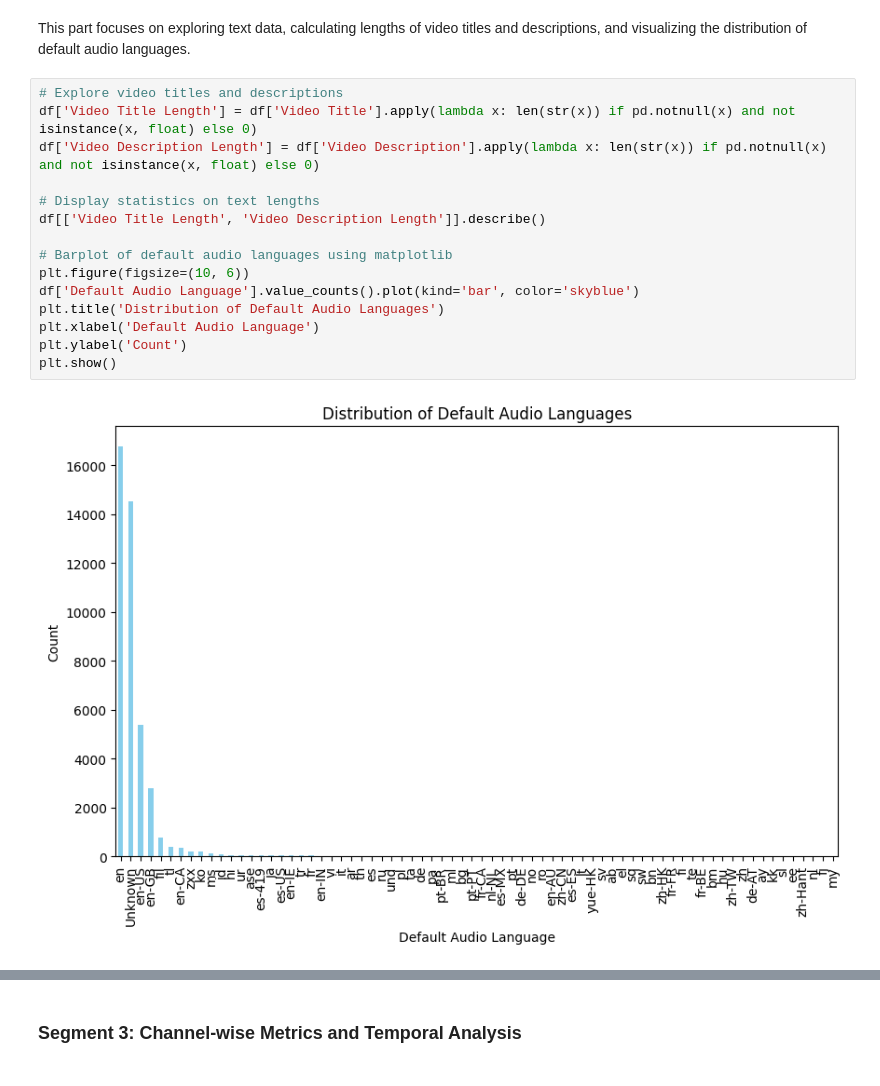
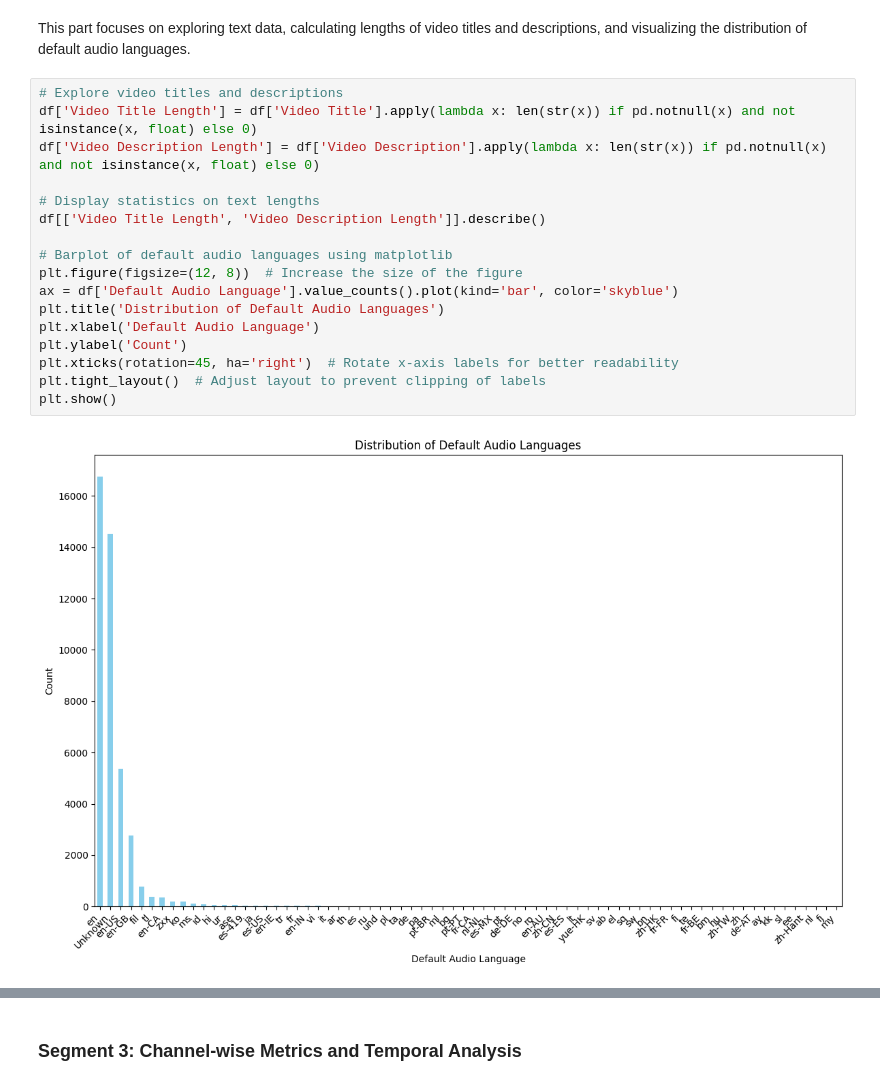
Before and after one commit to jaiiraaaaaa/thesis_EDA, a Jupyter notebook: Thesis_EDA.ipynb, the cells around one changed output, grey strips where cells are left out. Cells and saved outputs as stored; diff of their text form.

```diff
--- a/Thesis_EDA.ipynb
+++ b/Thesis_EDA.ipynb
@@ -78,20 +78,22 @@ This part focuses on exploring text data, calculating lengths of video titles an
 # %%
 # Explore video titles and descriptions
 df['Video Title Length'] = df['Video Title'].apply(lambda x: len(str(x)) if pd.notnull(x) and not isinstance(x, float) else 0)
 df['Video Description Length'] = df['Video Description'].apply(lambda x: len(str(x)) if pd.notnull(x) and not isinstance(x, float) else 0)
 
 # Display statistics on text lengths
 df[['Video Title Length', 'Video Description Length']].describe()
 
 # Barplot of default audio languages using matplotlib
-plt.figure(figsize=(10, 6))
-df['Default Audio Language'].value_counts().plot(kind='bar', color='skyblue')
+plt.figure(figsize=(12, 8))  # Increase the size of the figure
+ax = df['Default Audio Language'].value_counts().plot(kind='bar', color='skyblue')
 plt.title('Distribution of Default Audio Languages')
 plt.xlabel('Default Audio Language')
 plt.ylabel('Count')
+plt.xticks(rotation=45, ha='right')  # Rotate x-axis labels for better readability
+plt.tight_layout()  # Adjust layout to prevent clipping of labels
 plt.show()
 # %% [output]
-[figure, old version]
+[figure, new version]
 # %%
 # Display distribution of default audio languages
 audio_language_distribution = df['Default Audio Language'].value_counts().reset_index()
```
Also changed, not shown: parts of 10 cells of this notebook.
